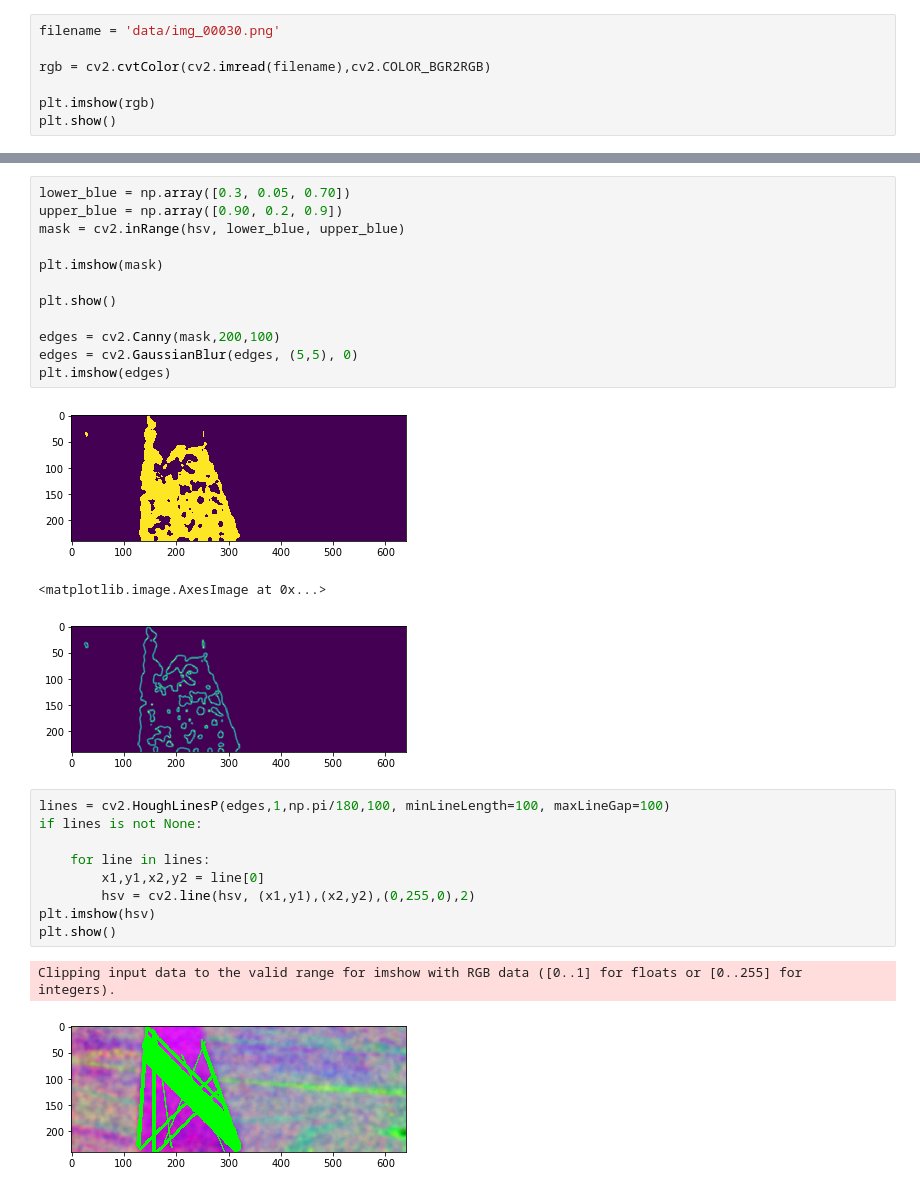
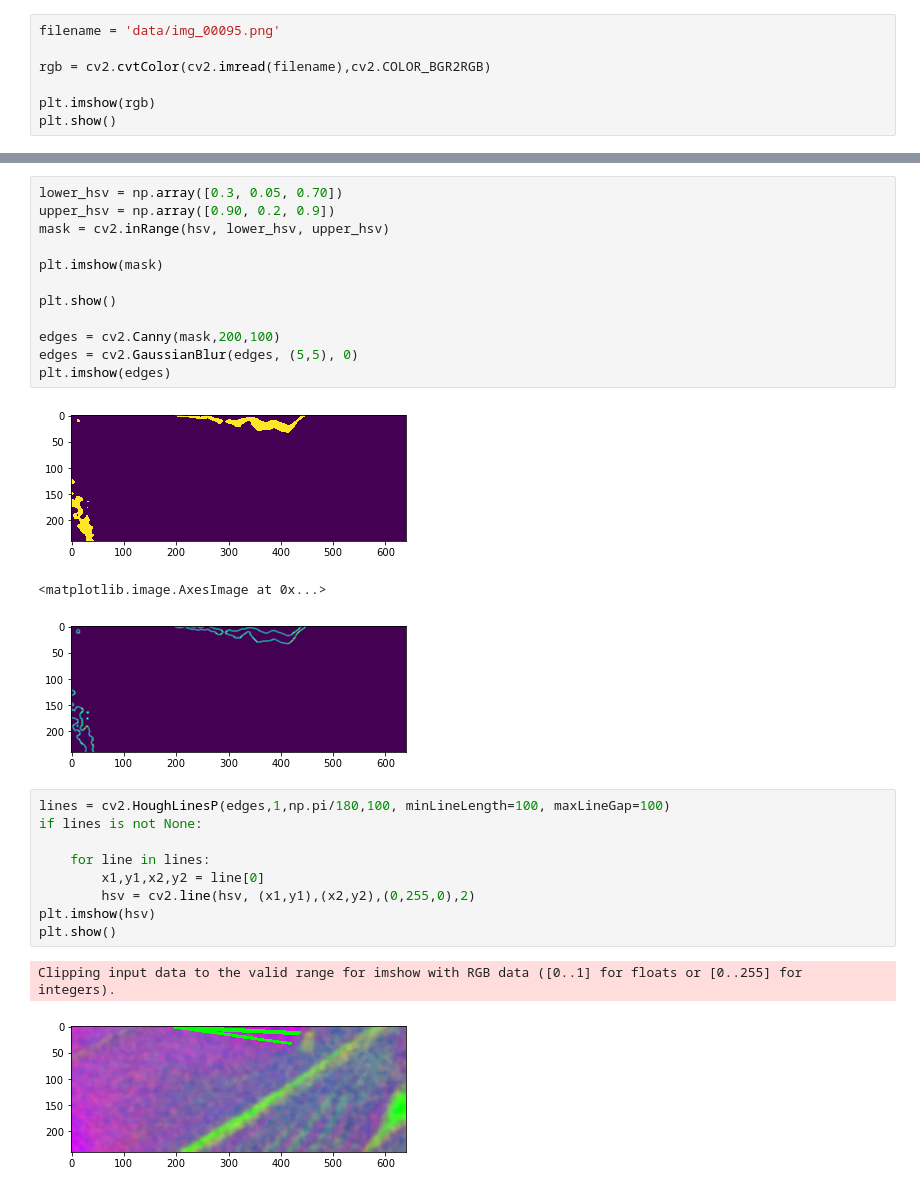
Before and after one commit to FrederikWarburg/faster-car-ai, a Jupyter notebook: line-detection-stuff.ipynb, the cells around one changed output, grey strips where cells are left out. Cells and saved outputs as stored; diff of their text form.

```diff
--- a/line-detection-stuff.ipynb
+++ b/line-detection-stuff.ipynb
@@ -6,5 +8,5 @@ import numpy as np
 # %%
-filename = 'data/img_00030.png'
+filename = 'data/img_00095.png'
 
 rgb = cv2.cvtColor(cv2.imread(filename),cv2.COLOR_BGR2RGB)
 
@@ -34,19 +36,19 @@ plt.imshow(hsv)
 # %%
-lower_blue = np.array([0.3, 0.05, 0.70])
-upper_blue = np.array([0.90, 0.2, 0.9])
-mask = cv2.inRange(hsv, lower_blue, upper_blue)
+lower_hsv = np.array([0.3, 0.05, 0.70])
+upper_hsv = np.array([0.90, 0.2, 0.9])
+mask = cv2.inRange(hsv, lower_hsv, upper_hsv)
 
 plt.imshow(mask)
 
 plt.show()
 
 edges = cv2.Canny(mask,200,100)
 edges = cv2.GaussianBlur(edges, (5,5), 0)
 plt.imshow(edges)
 # %% [output]
-[figure, old version]
+[figure, new version]
 <matplotlib.image.AxesImage at 0x...>
-[figure, old version]
+[figure, new version]
 # %%
 lines = cv2.HoughLinesP(edges,1,np.pi/180,100, minLineLength=100, maxLineGap=100)
 if lines is not None:
@@ -58,5 +60,5 @@ plt.imshow(hsv)
 plt.show()
 # %% [output]
 Clipping input data to the valid range for imshow with RGB data ([0..1] for floats or [0..255] for integers).
-[figure, old version]
+[figure, new version]
 # %%
```
Also changed, not shown: parts of 11 cells of this notebook.
